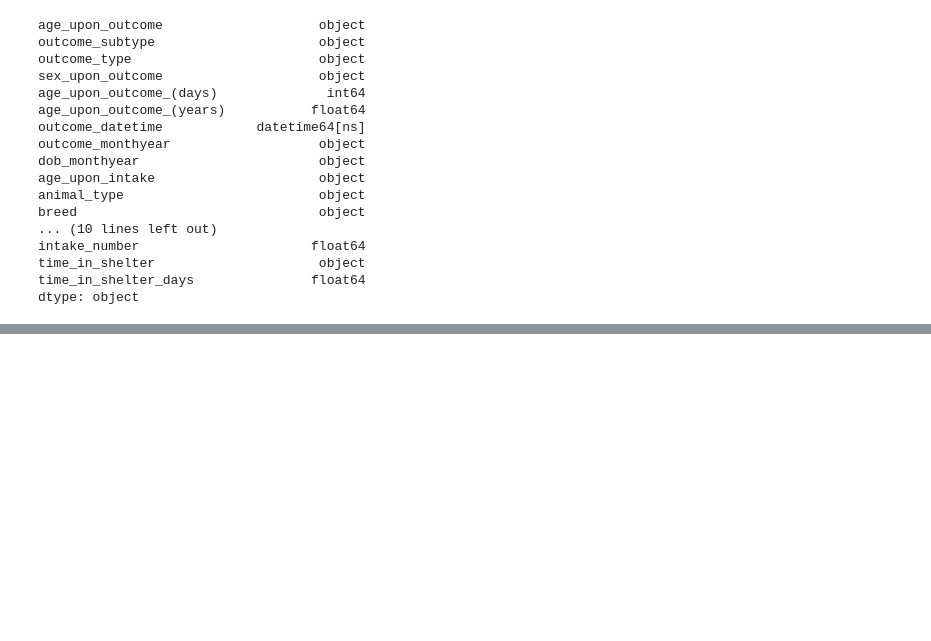
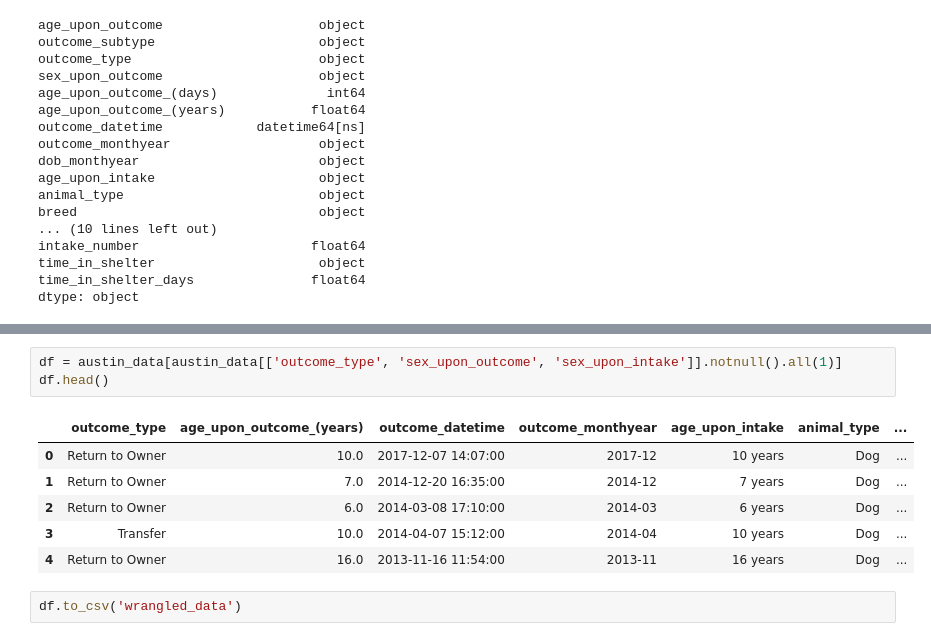
Before and after one commit to amandawhite013/CapstoneTwo, a Jupyter notebook: data_wrangling.ipynb, the cells around one changed output, grey strips where cells are left out. Cells and saved outputs as stored; diff of their text form; blank space fills up the shorter version.

```diff
--- a/data_wrangling.ipynb
+++ b/data_wrangling.ipynb
@@ -110,0 +139,12 @@ dtype: object
+# %%
+df = austin_data[austin_data[['outcome_type', 'sex_upon_outcome', 'sex_upon_intake']].notnull().all(1)]
+df.head()
+# %% [output]
+|  | outcome_type | age_upon_outcome_(years) | outcome_datetime | outcome_monthyear | age_upon_intake | animal_type | ... |
+| 0 | Return to Owner | 10.0 | 2017-12-07 14:07:00 | 2017-12 | 10 years | Dog | ... |
+| 1 | Return to Owner | 7.0 | 2014-12-20 16:35:00 | 2014-12 | 7 years | Dog | ... |
+| 2 | Return to Owner | 6.0 | 2014-03-08 17:10:00 | 2014-03 | 6 years | Dog | ... |
+| 3 | Transfer | 10.0 | 2014-04-07 15:12:00 | 2014-04 | 10 years | Dog | ... |
+| 4 | Return to Owner | 16.0 | 2013-11-16 11:54:00 | 2013-11 | 16 years | Dog | ... |
+# %%
+df.to_csv('wrangled_data')
```
Also changed, not shown: parts of 12 cells of this notebook.
